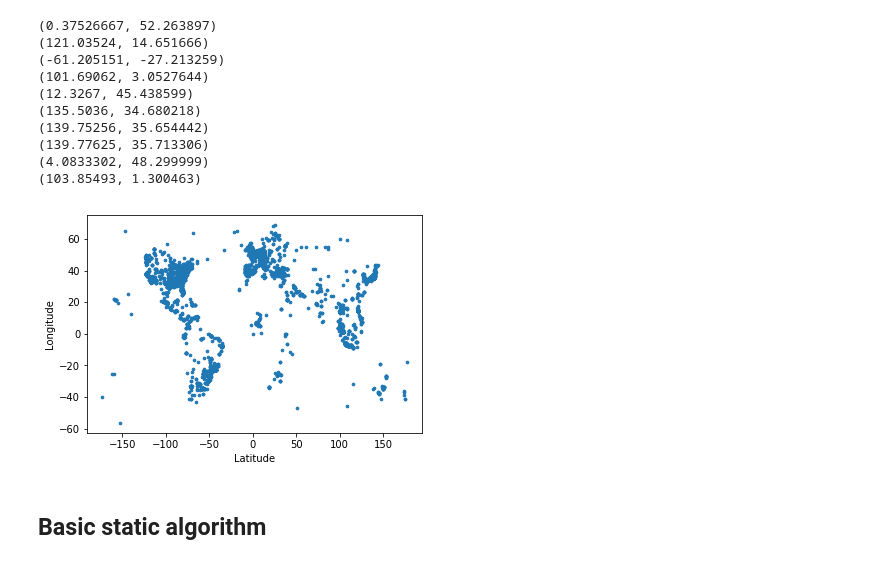
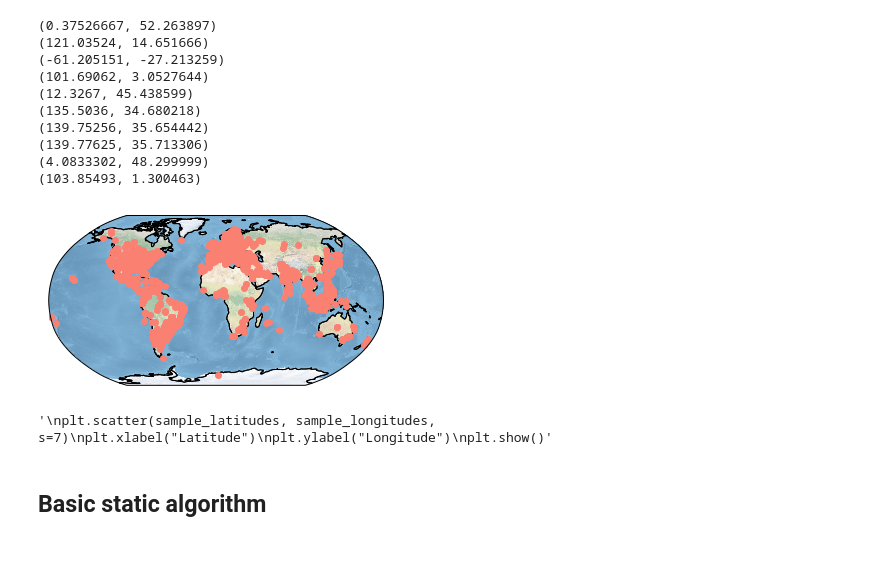
Before and after one commit to AdeleMortier/KCenters, a Jupyter notebook: Fully Dynamic k-center Clustering.ipynb, the cells around one changed output. Saved outputs shown, nothing was run; the diff lists cells and outputs as text; code cells hidden in the pictures.

Commit message:
new visualization using cartopy

```diff
--- a/Fully Dynamic k-center Clustering.ipynb
+++ b/Fully Dynamic k-center Clustering.ipynb
@@ -67,12 +67,23 @@ sample_dataset = random.sample(dataset, 4000)
 sample_latitudes = [sample[0] for sample in sample_dataset]
 sample_longitudes = [sample[1] for sample in sample_dataset]
 # %%
+import cartopy.crs as ccrs
+ax = plt.axes(projection=ccrs.Robinson())
+ax.set_global()
+ax.stock_img()
+ax.coastlines()
+plt.plot(sample_latitudes, sample_longitudes, 'o', transform=ccrs.PlateCarree(), color='salmon')
+plt.show()
+
+
+'''
 plt.scatter(sample_latitudes, sample_longitudes, s=7)
 plt.xlabel("Latitude")
 plt.ylabel("Longitude")
-plt.show()
+plt.show()'''
 # %% [output]
-[figure, old version]
+[figure, new version]
+'\nplt.scatter(sample_latitudes, sample_longitudes, s=7)\nplt.xlabel("Latitude")\nplt.ylabel("Longitude")\nplt.show()'
 # %% [markdown]
 ## Basic static algorithm
 # %% [markdown]
```
Also changed, not shown: parts of 16 cells of this notebook.
